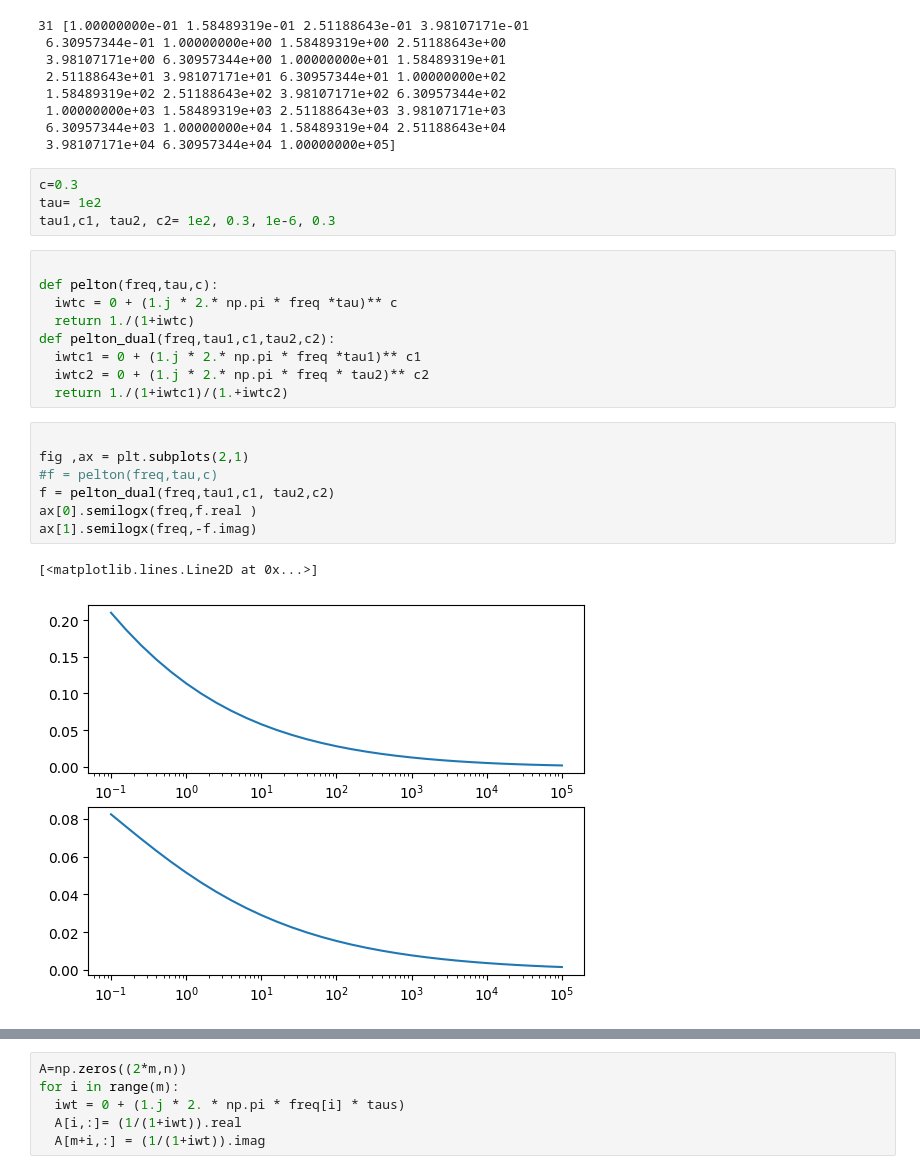
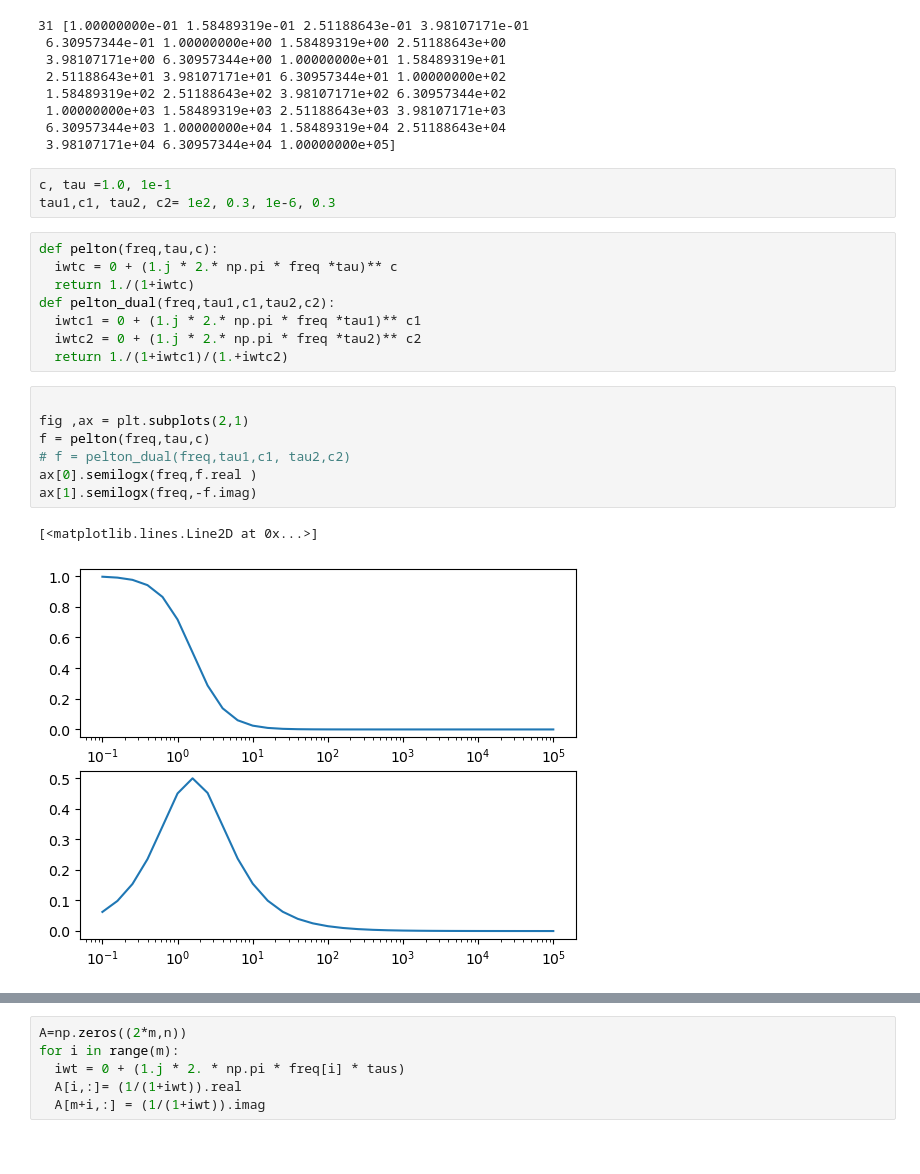
Before and after one commit to MasayukiMotoori/EOSC595, a Jupyter notebook: 15_Debye_linear_Combination.ipynb, the cells around one changed output, grey strips where cells are left out. Saved outputs shown, nothing was run; the diff lists cells and outputs as text.

```diff
--- a/15_Debye_linear_Combination.ipynb
+++ b/15_Debye_linear_Combination.ipynb
@@ -21,28 +21,26 @@ print(m,freq)
  6.30957344e+03 1.00000000e+04 1.58489319e+04 2.51188643e+04
  3.98107171e+04 6.30957344e+04 1.00000000e+05]
 # %%
-c=0.3
-tau= 1e2
+c, tau =1.0, 1e-1
 tau1,c1, tau2, c2= 1e2, 0.3, 1e-6, 0.3
 # %%
-
 def pelton(freq,tau,c):
   iwtc = 0 + (1.j * 2.* np.pi * freq *tau)** c
   return 1./(1+iwtc)
 def pelton_dual(freq,tau1,c1,tau2,c2):
   iwtc1 = 0 + (1.j * 2.* np.pi * freq *tau1)** c1
-  iwtc2 = 0 + (1.j * 2.* np.pi * freq * tau2)** c2
+  iwtc2 = 0 + (1.j * 2.* np.pi * freq *tau2)** c2
   return 1./(1+iwtc1)/(1.+iwtc2)
 # %%
 
 fig ,ax = plt.subplots(2,1)
-#f = pelton(freq,tau,c)
-f = pelton_dual(freq,tau1,c1, tau2,c2)
+f = pelton(freq,tau,c)
+# f = pelton_dual(freq,tau1,c1, tau2,c2)
 ax[0].semilogx(freq,f.real )
 ax[1].semilogx(freq,-f.imag)
 # %% [output]
 [<matplotlib.lines.Line2D at 0x...>]
-[figure, old version]
+[figure, new version]
 # %%
 
 f_real = f.real
```
Also changed, not shown: parts of 7 cells of this notebook, 4 other files.
